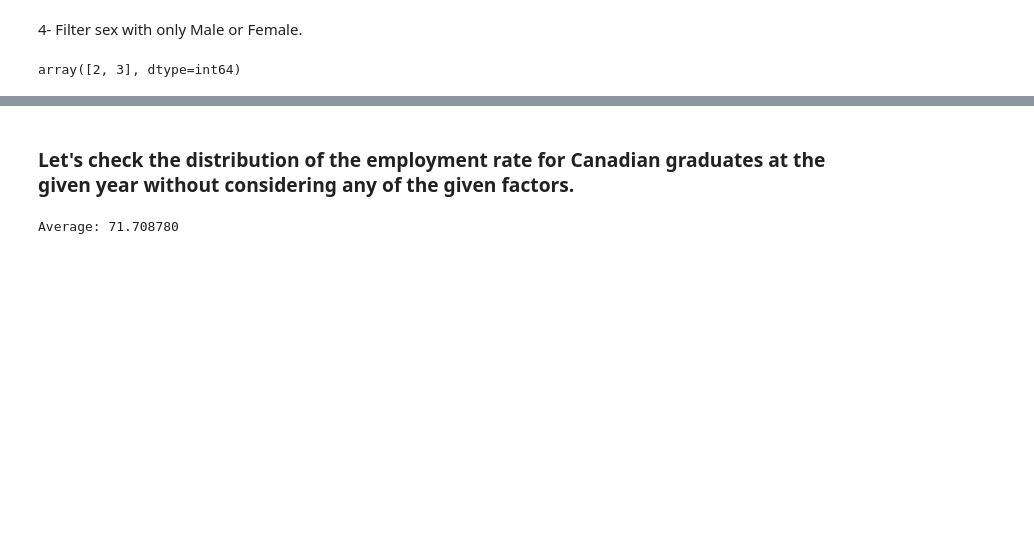
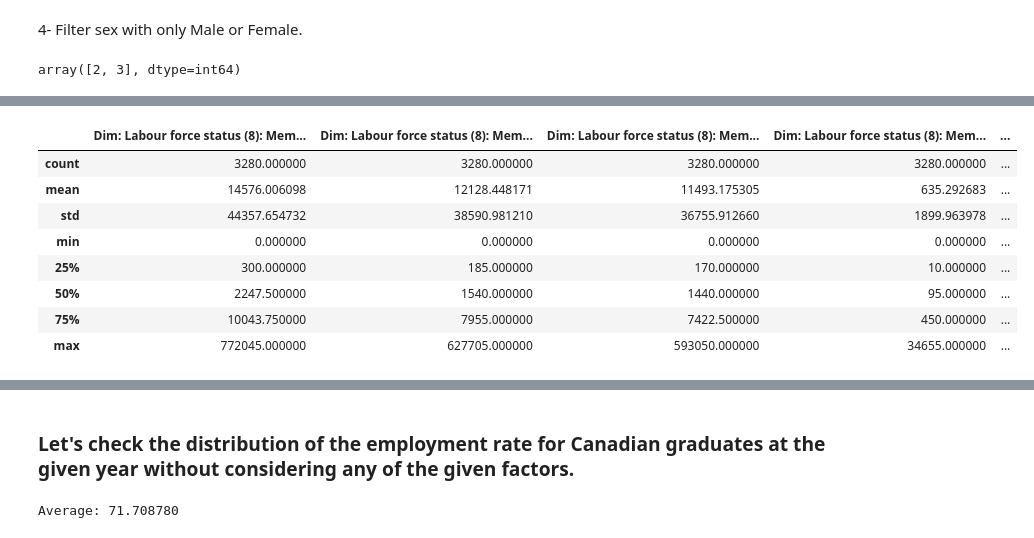
Before and after one commit to Nada-gh/Labour-Force-Outcome-Data-Analysis, a Jupyter notebook: LabourForceOutcome_ExploratoryDataAnalysis.ipynb, the cells around one changed output, grey strips where cells are left out. Drawn from its saved outputs; the diff is of its cells as text; code cells hidden in the pictures; blank space fills up the shorter version.

```diff
--- a/LabourForceOutcome_ExploratoryDataAnalysis.ipynb
+++ b/LabourForceOutcome_ExploratoryDataAnalysis.ipynb
@@ -345,0 +366,13 @@ array([2, 3], dtype=int64)
+# %%
+LaborData = Canada_data_final[LabourFeatures]
+LaborData.describe()
+# %% [output]
+|  | Dim: Labour force status (8): Mem... | Dim: Labour force status (8): Mem... | Dim: Labour force status (8): Mem... | Dim: Labour force status (8): Mem... | ... |
+| count | 3280.000000 | 3280.000000 | 3280.000000 | 3280.000000 | ... |
+| mean | 14576.006098 | 12128.448171 | 11493.175305 | 635.292683 | ... |
+| std | 44357.654732 | 38590.981210 | 36755.912660 | 1899.963978 | ... |
+| min | 0.000000 | 0.000000 | 0.000000 | 0.000000 | ... |
+| 25% | 300.000000 | 185.000000 | 170.000000 | 10.000000 | ... |
+| 50% | 2247.500000 | 1540.000000 | 1440.000000 | 95.000000 | ... |
+| 75% | 10043.750000 | 7955.000000 | 7422.500000 | 450.000000 | ... |
+| max | 772045.000000 | 627705.000000 | 593050.000000 | 34655.000000 | ... |
```
Also changed, not shown: parts of 17 cells of this notebook.
